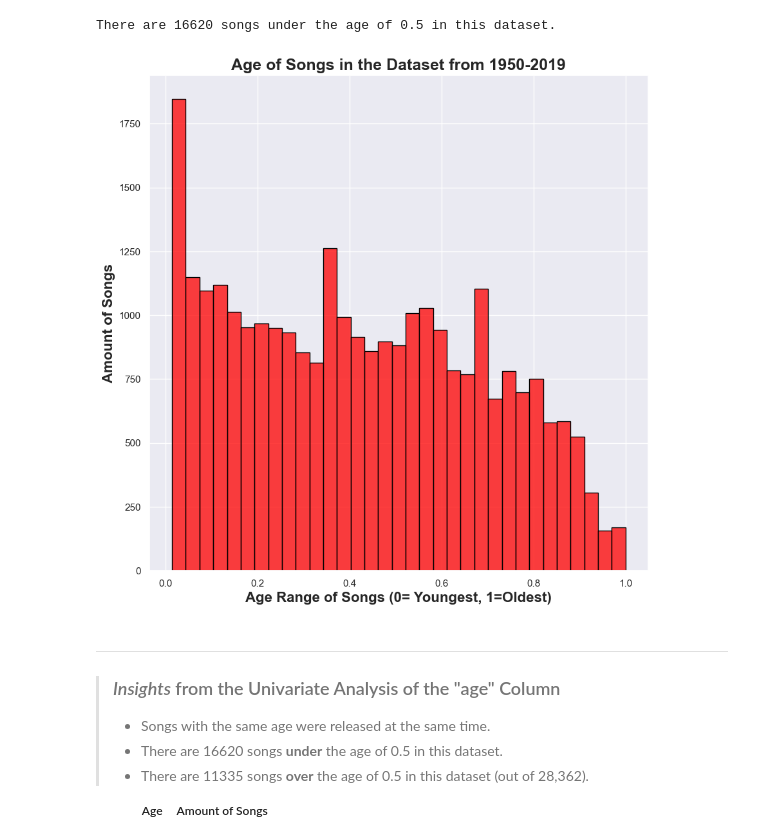
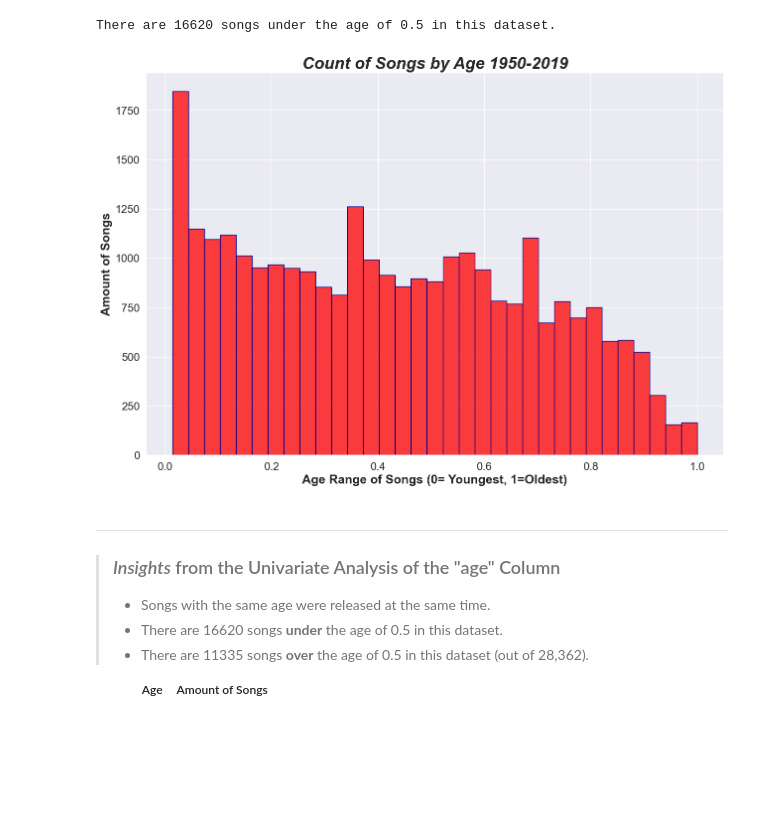
Before and after one commit to thetechleila/Music-Recommendation-Algorithm, a Jupyter notebook: EDA_music.ipynb, the cells around one changed output. Drawn from its saved outputs; the diff is of its cells as text; code cells hidden in the pictures; blank space fills up the shorter version.

```diff
--- a/EDA_music.ipynb
+++ b/EDA_music.ipynb
@@ -167,9 +167,13 @@ Name: count, dtype: int64
 # %%
 #Visualize the distribution of songs from 1950-2020 (in increments of 10/decades)
 
-sns.histplot(data = df, x = "release_date", color="pink", edgecolor ='black', linewidth= 1)
-plt.title("Distrubtion of Songs Released by Year (1950-2019)")
-plt.xlabel("Song Release Year")
-plt.ylabel("Amount of Songs")
+plt.figure(figsize=(15, 10))
+
+sns.histplot(data = df, x = "release_date", color="pink", edgecolor ='red', linewidth= 1).set(title='width = 1')
+sns.set(style="darkgrid")
+plt.title("Distribution of Songs Released by Year (1950-2019)", fontsize=24, weight='bold', style='italic')
+plt.xlabel("Song Release Year", fontsize=20, weight='bold')
+plt.ylabel("Amount of Songs", fontsize=20, weight='bold')
+plt.tick_params(axis='both', which='major', labelsize=18)
 plt.show()
 # %% [output]
@@ -283,14 +287,18 @@ print ("There are", below_05, "songs under the age of 0.5 in this dataset.")
 # %% [output]
 There are 16620 songs under the age of 0.5 in this dataset.
 # %%
-plt.figure(figsize=(10, 10))
-sns.histplot(data = df, x = "age", color="red", edgecolor ='black', linewidth= 1)
-plt.title("Age of Songs in the Dataset from 1950-2019", fontsize=18, weight='bold')
-plt.xlabel("Age Range of Songs (0= Youngest, 1=Oldest)", fontsize=16, weight='bold')
-plt.ylabel("Amount of Songs", fontsize=16, weight='bold')
+# Visualize distrubtion of songs by age
+
+plt.figure(figsize=(15, 10))
+
+sns.histplot(data = df, x = "age", color="red", edgecolor ='darkblue', linewidth= 1).set(title='width = 1')
+plt.title("Count of Songs by Age 1950-2019", fontsize=24, weight='bold', style='italic')
+plt.xlabel("Age Range of Songs (0= Youngest, 1=Oldest)", fontsize=18, weight='bold')
+plt.ylabel("Amount of Songs", fontsize=18, weight='bold')
+plt.tick_params(axis='both', which='major', labelsize=16)
 plt.show()
 # %% [output]
-[figure, old version]
+[figure, new version]
 # %% [markdown]
 ___
 
```
Also changed, not shown: parts of 4 cells of this notebook, 9 other files.
